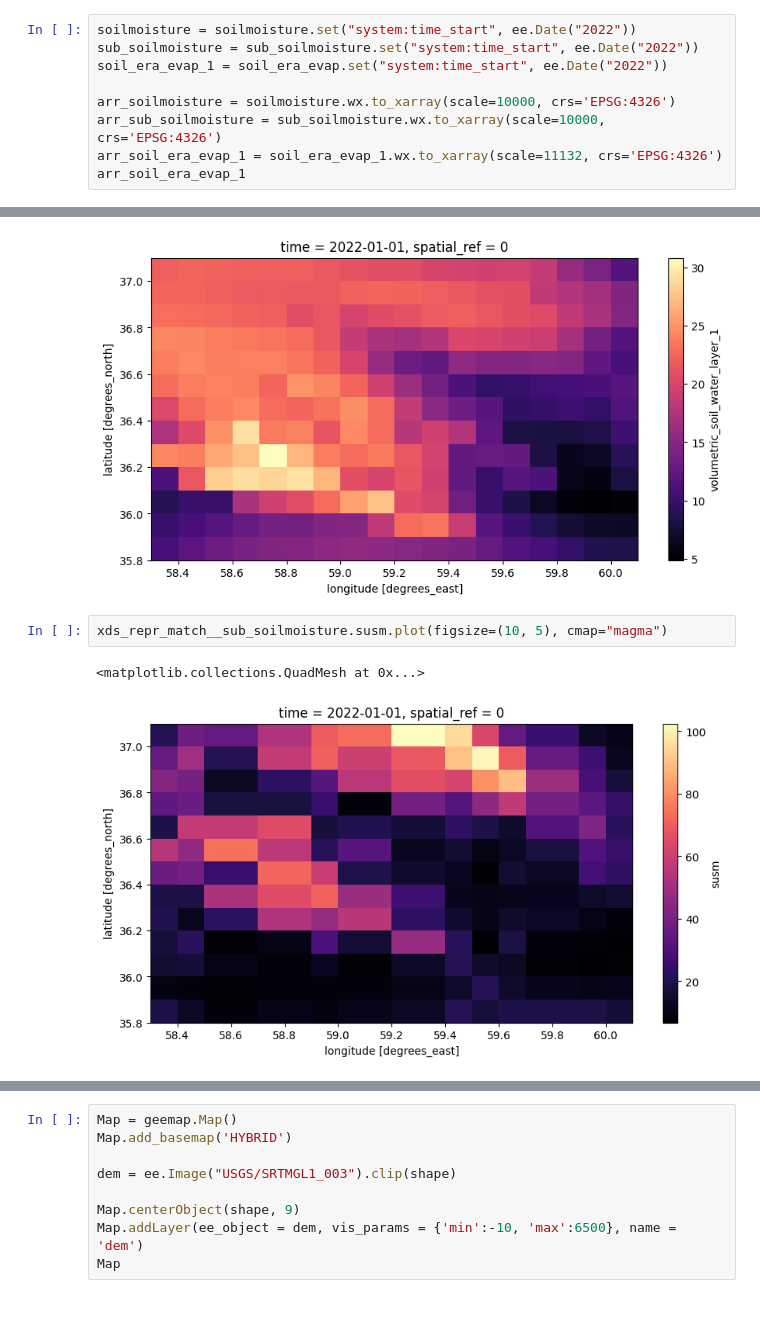
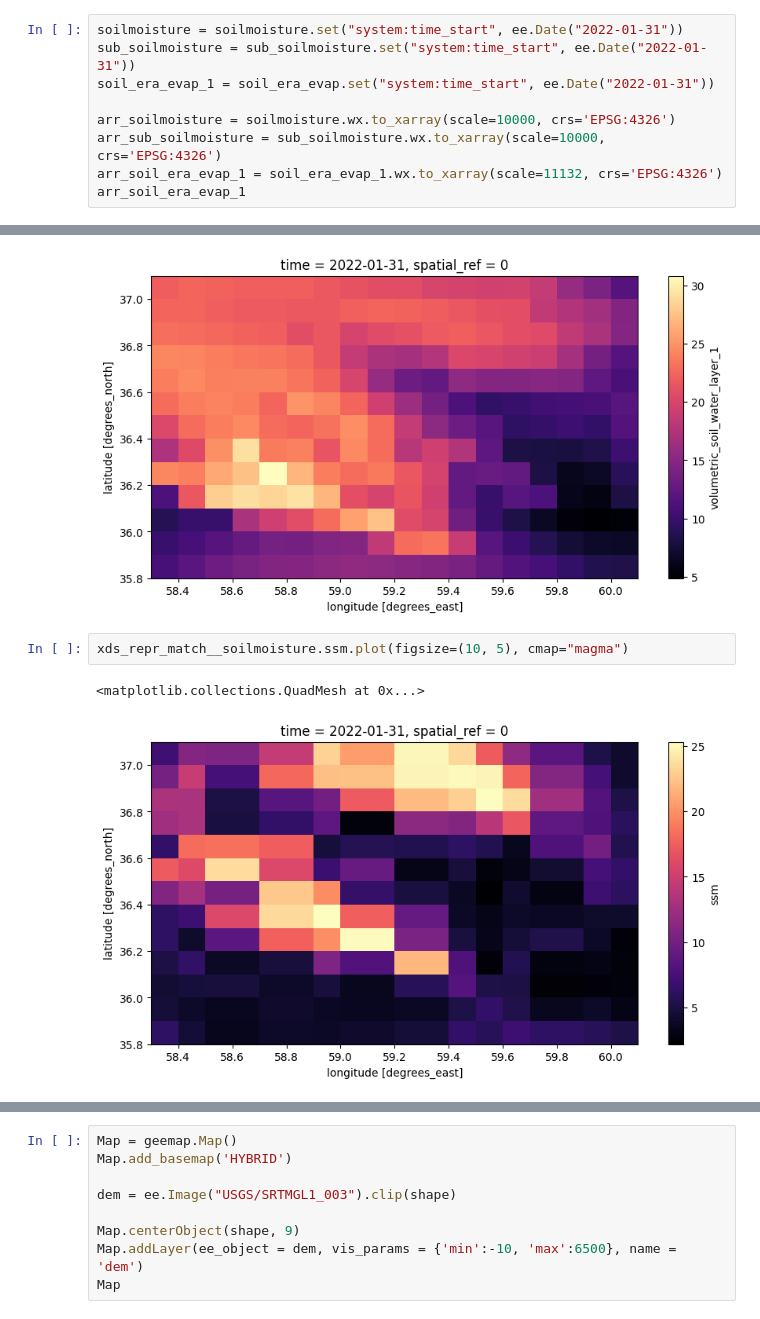
Before and after one commit to mahdi98mnm/WaterBalance_new, a Jupyter notebook: notebook/Sflow.ipynb, the cells around one changed output, grey strips where cells are left out. Drawn from its saved outputs; the diff is of its cells as text.

```diff
--- a/notebook/Sflow.ipynb
+++ b/notebook/Sflow.ipynb
@@ -222,9 +222,9 @@ sub_soilmoisture = ee.ImageCollection('NASA_USDA/HSL/SMAP10KM_soil_moisture').fi
 # %%
 soil_era_evap = ee.ImageCollection("ECMWF/ERA5_LAND/DAILY_AGGR").filter(ee.Filter.date('2022-01-31', '2022-02-01')).select('volumetric_soil_water_layer_1').mean().clip(shape)
 # %%
-soilmoisture = soilmoisture.set("system:time_start", ee.Date("2022"))
-sub_soilmoisture = sub_soilmoisture.set("system:time_start", ee.Date("2022"))
-soil_era_evap_1 = soil_era_evap.set("system:time_start", ee.Date("2022"))
+soilmoisture = soilmoisture.set("system:time_start", ee.Date("2022-01-31"))
+sub_soilmoisture = sub_soilmoisture.set("system:time_start", ee.Date("2022-01-31"))
+soil_era_evap_1 = soil_era_evap.set("system:time_start", ee.Date("2022-01-31"))
 
 arr_soilmoisture = soilmoisture.wx.to_xarray(scale=10000, crs='EPSG:4326')
 arr_sub_soilmoisture = sub_soilmoisture.wx.to_xarray(scale=10000, crs='EPSG:4326')
@@ -291,10 +291,10 @@ xds_repr_match__soil_era_evap_1.volumetric_soil_water_layer_1.plot(figsize=(10,
 <matplotlib.collections.QuadMesh at 0x...>
 [figure]
 # %%
-xds_repr_match__sub_soilmoisture.susm.plot(figsize=(10, 5), cmap="magma")
+xds_repr_match__soilmoisture.ssm.plot(figsize=(10, 5), cmap="magma")
 # %% [output]
 <matplotlib.collections.QuadMesh at 0x...>
-[figure, old version]
+[figure, new version]
 # %%
 cn = list(xds_repr_match.dry.values.flatten())
 pre = list(p.precipitation.values.flatten())
```
Also changed, not shown: parts of 9 cells of this notebook.
